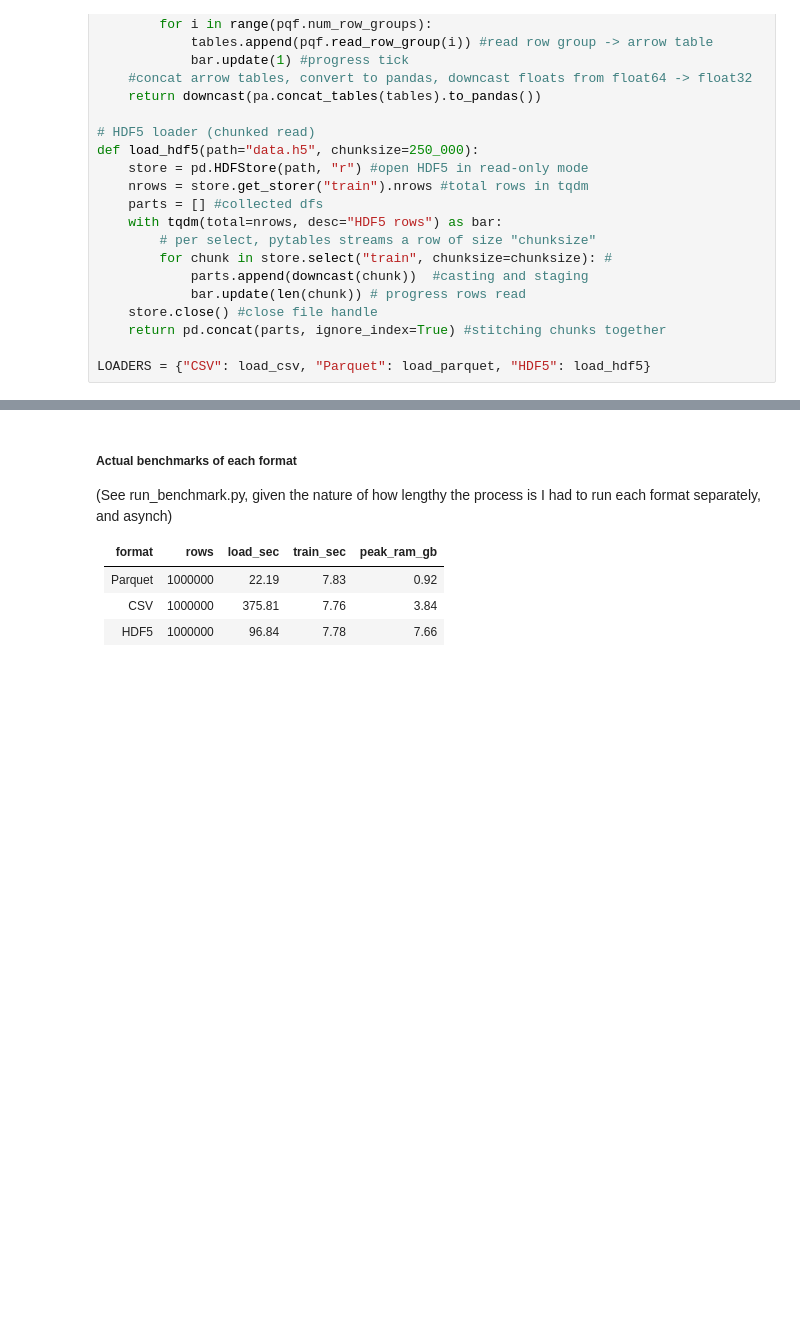
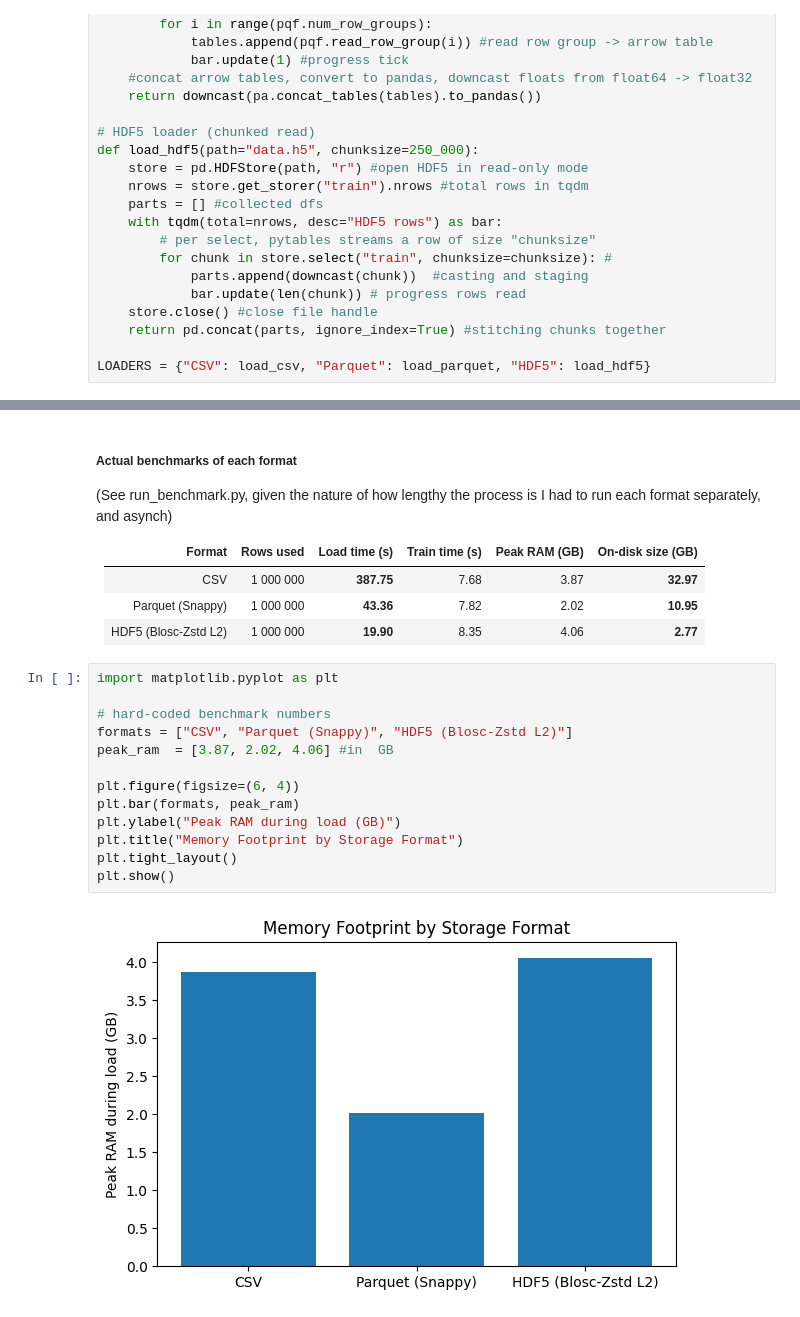
Before and after one commit to rohancodescs/file-format-analysis, a Jupyter notebook: project2.ipynb, the cells around one changed output, grey strips where cells are left out. Cells and saved outputs as stored; diff of their text form; blank space fills up the shorter version.

```diff
--- a/project2.ipynb
+++ b/project2.ipynb
@@ -400,8 +429,23 @@ run_benchmark("HDF5", "data.h5")
 ##### Actual benchmarks of each format
 (See run_benchmark.py, given the nature of how lengthy the process is I had to run each format separately, and asynch)
 
-| format  | rows     | load_sec | train_sec | peak_ram_gb |
-|---------|----------|----------|-----------|-------------|
-| Parquet | 1000000  | 22.19    | 7.83      | 0.92        |
-| CSV     | 1000000  | 375.81   | 7.76      | 3.84        |
-| HDF5    | 1000000  | 96.84    | 7.78      | 7.66        |
+| Format | Rows used | Load time&nbsp;(s) | Train time&nbsp;(s) | Peak RAM&nbsp;(GB) | On-disk size&nbsp;(GB) |
+|--------|----------:|------------------:|--------------------:|-------------------:|-----------------------:|
+| CSV            | 1 000 000 | **387.75** | 7.68 | 3.87 | **32.97** |
+| Parquet (Snappy) | 1 000 000 | **43.36**  | 7.82 | 2.02 | **10.95** |
+| HDF5 (Blosc-Zstd L2) | 1 000 000 | **19.90**  | 8.35 | 4.06 | **2.77** |
+# %%
+import matplotlib.pyplot as plt
+
+# hard-coded benchmark numbers
+formats = ["CSV", "Parquet (Snappy)", "HDF5 (Blosc-Zstd L2)"]
+peak_ram  = [3.87, 2.02, 4.06] #in  GB
+
+plt.figure(figsize=(6, 4))
+plt.bar(formats, peak_ram)
+plt.ylabel("Peak RAM during load (GB)")
+plt.title("Memory Footprint by Storage Format")
+plt.tight_layout()
+plt.show()
+# %% [output]
+[figure, added]
```
Also changed, not shown: parts of 5 cells of this notebook, 4 other files.
